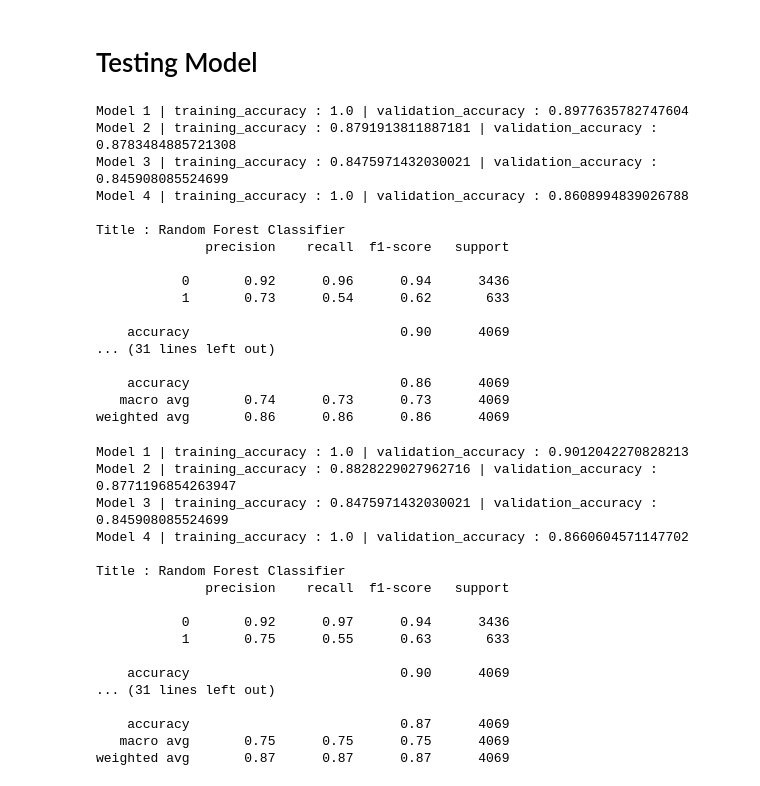
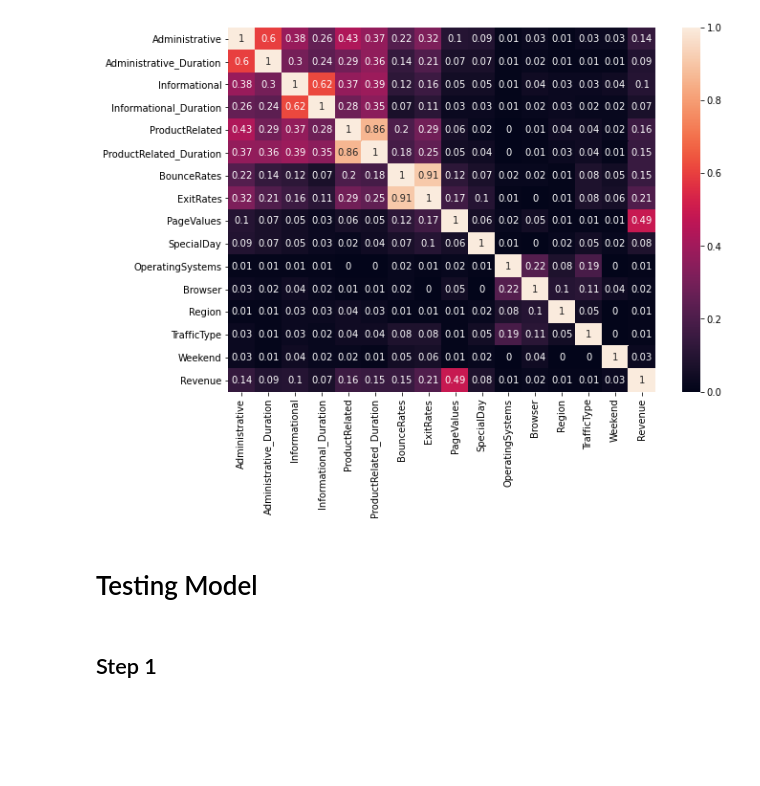
Before and after one commit to SynitCool/Online-Shoppers, a Jupyter notebook: Classification_problem.ipynb, the cells around one changed output. Cells and saved outputs as stored; diff of their text form; code cells hidden in the pictures; blank space fills up the shorter version.

Commit message:
add step_2 and step_3

```diff
--- a/Classification_problem.ipynb
+++ b/Classification_problem.ipynb
@@ -3,0 +28,4 @@ from model_testing.step_1 import encode_object_columns
+# %%
+df = read_data(DATASET_PATH)
+
+df.head()
@@ -4,42 +59,14 @@ from model_testing.step_1 import encode_object_columns
+# %%
+plt.subplots(figsize=(10, 7))
+
+plot_correlation(df)
+# %% [output]
+[figure, added]
 # %% [markdown]
 # Testing Model
+# %% [markdown]
+## Step 1
 # %%
-encode_object_columns()
+# encode_object_columns()
-# %% [output]
-Model 1 | training_accuracy : 1.0 | validation_accuracy : 0.8977635782747604
-Model 2 | training_accuracy : 0.8791913811887181 | validation_accuracy : 0.8783484885721308
-Model 3 | training_accuracy : 0.8475971432030021 | validation_accuracy : 0.845908085524699
-Model 4 | training_accuracy : 1.0 | validation_accuracy : 0.8608994839026788
-
-Title : Random Forest Classifier
-              precision    recall  f1-score   support
-
-           0       0.92      0.96      0.94      3436
-           1       0.73      0.54      0.62       633
-
-    accuracy                           0.90      4069
-... (31 lines left out)
-
-    accuracy                           0.86      4069
-   macro avg       0.74      0.73      0.73      4069
-weighted avg       0.86      0.86      0.86      4069
 # %%
-one_hot_object_columns()
+# one_hot_object_columns()
-# %% [output]
-Model 1 | training_accuracy : 1.0 | validation_accuracy : 0.9012042270828213
-Model 2 | training_accuracy : 0.8828229027962716 | validation_accuracy : 0.8771196854263947
-Model 3 | training_accuracy : 0.8475971432030021 | validation_accuracy : 0.845908085524699
-Model 4 | training_accuracy : 1.0 | validation_accuracy : 0.8660604571147702
-
-Title : Random Forest Classifier
-              precision    recall  f1-score   support
-
-           0       0.92      0.97      0.94      3436
-           1       0.75      0.55      0.63       633
-
-    accuracy                           0.90      4069
-... (31 lines left out)
-
-    accuracy                           0.87      4069
-   macro avg       0.75      0.75      0.75      4069
-weighted avg       0.87      0.87      0.87      4069
```
Also changed, not shown: parts of 19 cells of this notebook, 10 other files.
